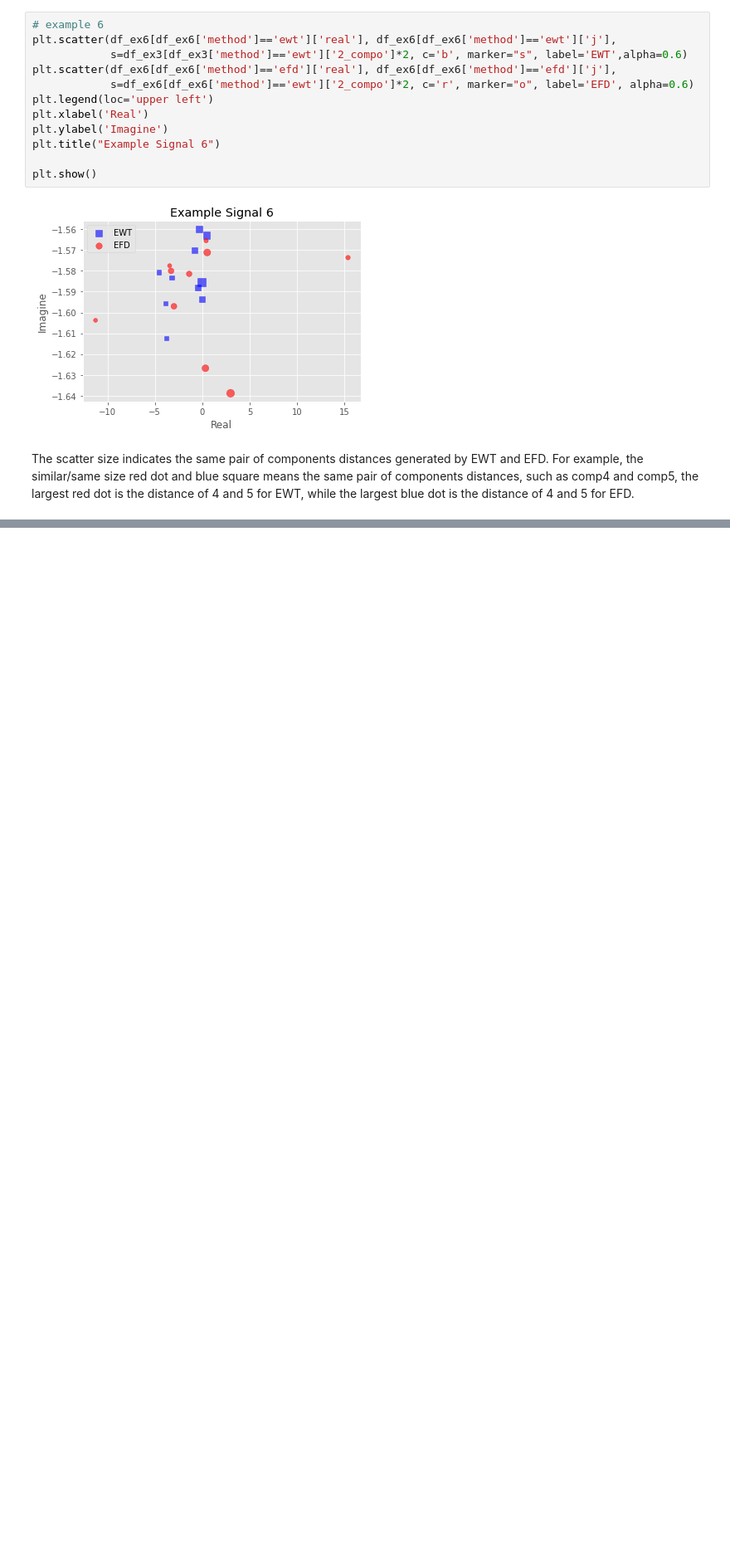
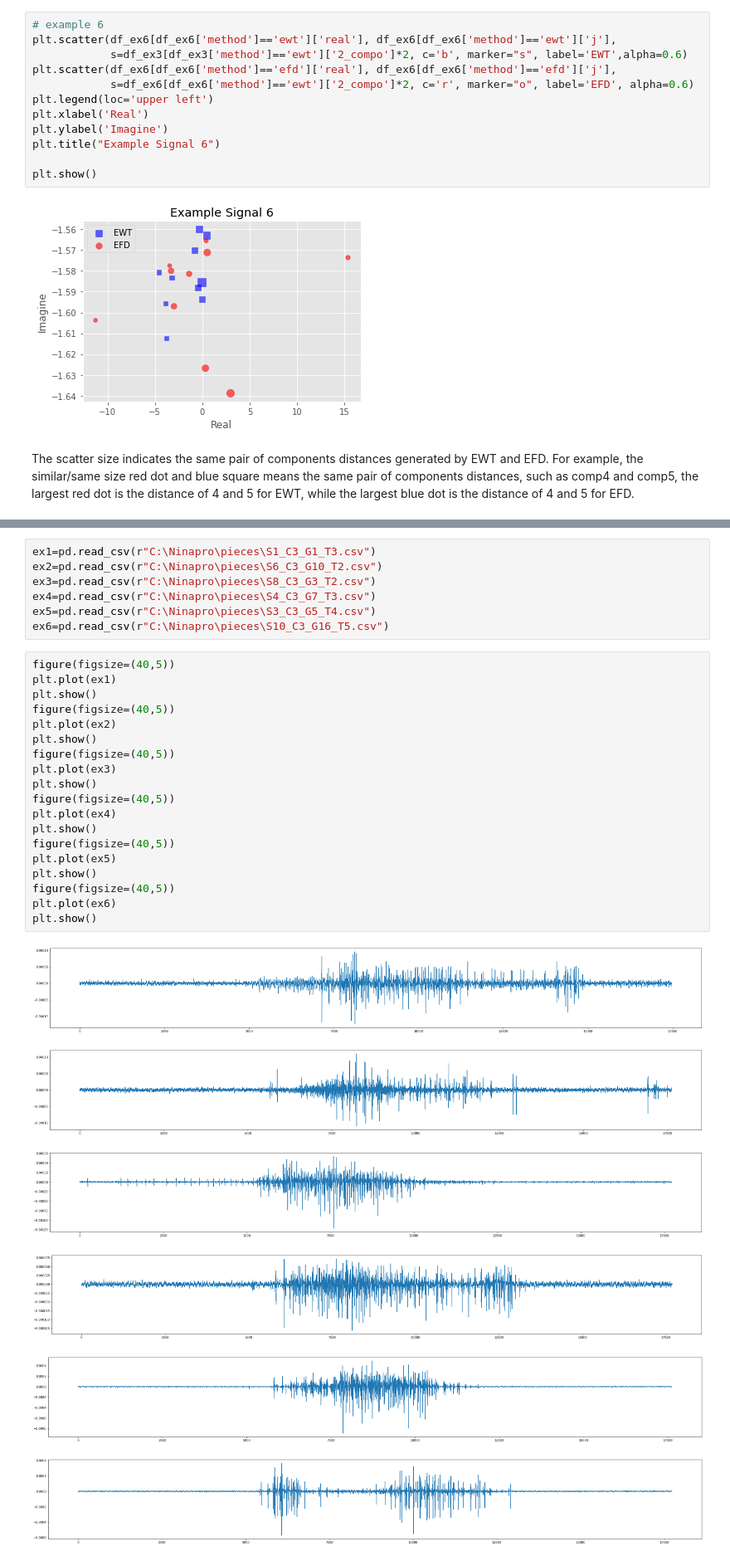
Before and after one commit to chenkecoco1/EMG_Analysis, a Jupyter notebook: Calculate_Distances_of_Components.ipynb, the cells around one changed output, grey strips where cells are left out. Shown at 83% size. Drawn from its saved outputs; the diff is of its cells as text; blank space fills up the shorter version.

```diff
--- a/Calculate_Distances_of_Components.ipynb
+++ b/Calculate_Distances_of_Components.ipynb
@@ -422,0 +425,33 @@ The scatter size indicates the same pair of components distances generated by EW
+# %%
+ex1=pd.read_csv(r"C:\Ninapro\pieces\S1_C3_G1_T3.csv")
+ex2=pd.read_csv(r"C:\Ninapro\pieces\S6_C3_G10_T2.csv")
+ex3=pd.read_csv(r"C:\Ninapro\pieces\S8_C3_G3_T2.csv")
+ex4=pd.read_csv(r"C:\Ninapro\pieces\S4_C3_G7_T3.csv")
+ex5=pd.read_csv(r"C:\Ninapro\pieces\S3_C3_G5_T4.csv")
+ex6=pd.read_csv(r"C:\Ninapro\pieces\S10_C3_G16_T5.csv")
+# %%
+figure(figsize=(40,5))
+plt.plot(ex1)
+plt.show()
+figure(figsize=(40,5))
+plt.plot(ex2)
+plt.show()
+figure(figsize=(40,5))
+plt.plot(ex3)
+plt.show()
+figure(figsize=(40,5))
+plt.plot(ex4)
+plt.show()
+figure(figsize=(40,5))
+plt.plot(ex5)
+plt.show()
+figure(figsize=(40,5))
+plt.plot(ex6)
+plt.show()
+# %% [output]
+[figure, added]
+[figure, added]
+[figure, added]
+[figure, added]
+[figure, added]
+[figure, added]
```
Also changed, not shown: parts of 16 cells of this notebook.
